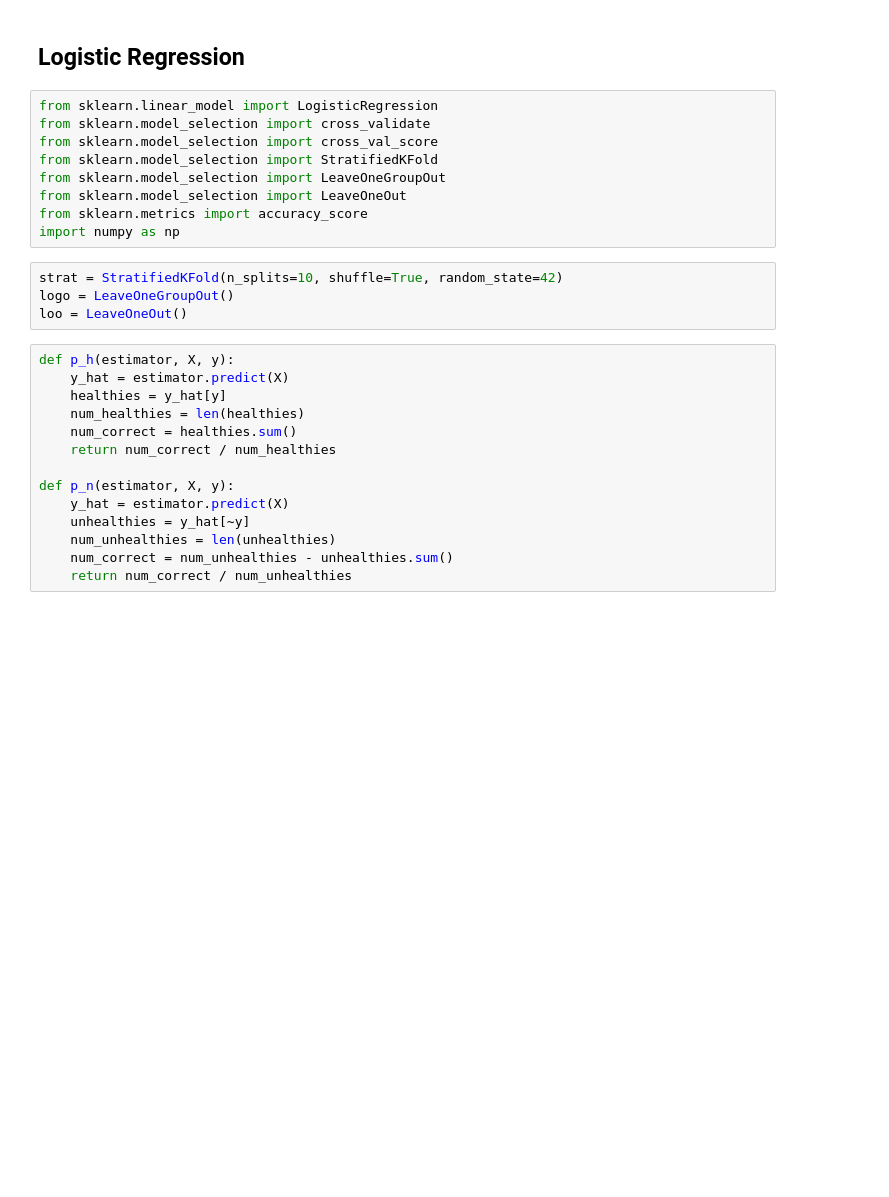
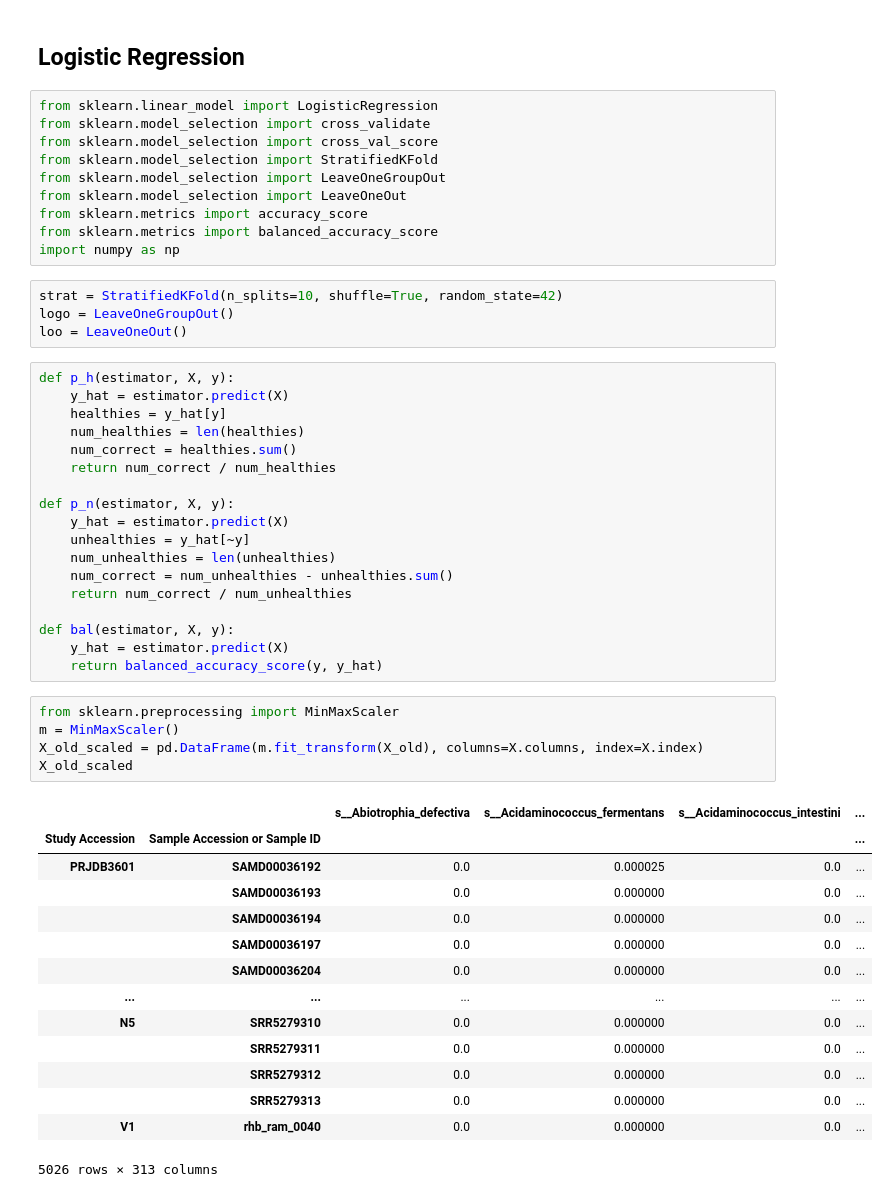
Before and after one commit to danielchang2002/GMHI2-Scratchpad, a Jupyter notebook: src/logistic_regression.ipynb, the cells around one changed output. Saved outputs shown, nothing was run; the diff lists cells and outputs as text; blank space fills up the shorter version.

```diff
--- a/src/logistic_regression.ipynb
+++ b/src/logistic_regression.ipynb
@@ -60,6 +61,7 @@ from sklearn.model_selection import StratifiedKFold
 from sklearn.model_selection import LeaveOneGroupOut
 from sklearn.model_selection import LeaveOneOut
 from sklearn.metrics import accuracy_score
+from sklearn.metrics import balanced_accuracy_score
 import numpy as np
 # %%
 strat = StratifiedKFold(n_splits=10, shuffle=True, random_state=42)
@@ -79,3 +81,27 @@ def p_n(estimator, X, y):
     num_unhealthies = len(unhealthies)
     num_correct = num_unhealthies - unhealthies.sum()
     return num_correct / num_unhealthies
+
+def bal(estimator, X, y):
+    y_hat = estimator.predict(X)
+    return balanced_accuracy_score(y, y_hat)
+# %%
+from sklearn.preprocessing import MinMaxScaler
+m = MinMaxScaler()
+X_old_scaled = pd.DataFrame(m.fit_transform(X_old), columns=X.columns, index=X.index)
+X_old_scaled
+# %% [output]
+|  |  | s__Abiotrophia_defectiva | s__Acidaminococcus_fermentans | s__Acidaminococcus_intestini | ... |
+| Study Accession | Sample Accession or Sample ID |  |  |  | ... |
+| PRJDB3601 | SAMD00036192 | 0.0 | 0.000025 | 0.0 | ... |
+|  | SAMD00036193 | 0.0 | 0.000000 | 0.0 | ... |
+|  | SAMD00036194 | 0.0 | 0.000000 | 0.0 | ... |
+|  | SAMD00036197 | 0.0 | 0.000000 | 0.0 | ... |
+|  | SAMD00036204 | 0.0 | 0.000000 | 0.0 | ... |
+| ... | ... | ... | ... | ... | ... |
+| N5 | SRR5279310 | 0.0 | 0.000000 | 0.0 | ... |
+|  | SRR5279311 | 0.0 | 0.000000 | 0.0 | ... |
+|  | SRR5279312 | 0.0 | 0.000000 | 0.0 | ... |
+|  | SRR5279313 | 0.0 | 0.000000 | 0.0 | ... |
+| V1 | rhb_ram_0040 | 0.0 | 0.000000 | 0.0 | ... |
+5026 rows × 313 columns
```
Also changed, not shown: parts of 8 cells of this notebook, 3 other files.
